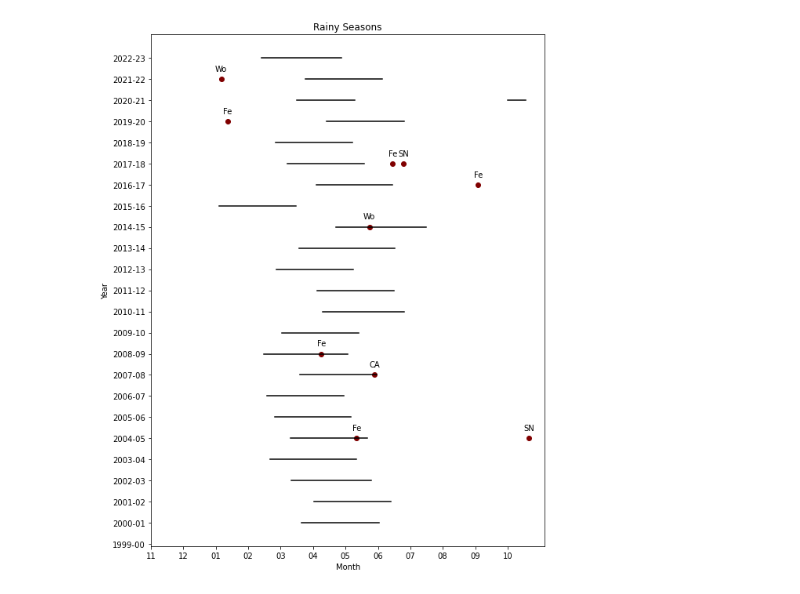
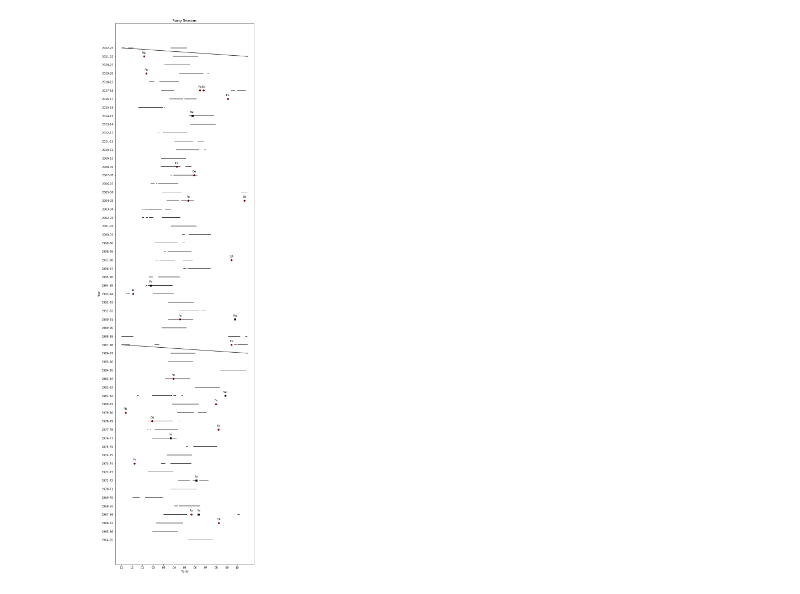
Before and after one commit to jonathan-quartin/um_volcano_project, a Jupyter notebook: freqs.ipynb, the cells around one changed output. Saved outputs shown, nothing was run; the diff lists cells and outputs as text; code cells hidden in the pictures.

```diff
--- a/freqs.ipynb
+++ b/freqs.ipynb
@@ -13,0 +58,5 @@ climate_bellavista = pd.read_csv("climate_bellavista.csv")
+# %%
+elnino = oni[oni['ANOM'] >= 0.5] # Can change the cutoff value here
+
+# Gives a fraction of the time that El Nino is occuring.
+print(len(elnino[elnino['YR'] >= 1965]) / len(oni[oni['YR'] >= 1965]))
@@ -13,0 +65,12 @@ climate_bellavista = pd.read_csv("climate_bellavista.csv")
+# %%
+# Determines the eruption dates that occur within El Nino.
+
+#elnino_dates = [('1951-05-01', '1952-03-01'), ('1953-01-01', '1954-03-01'), ('1957-03-01', '1958-09-01'), ('1958-10-01', '1959-05-01'), ('1963-05-01', '1964-04-01'), ('1965-05-01', '1966-06-01'), ('1968-06-01', '1970-03-01'), ('1972-04-01', '1973-05-01'), ('1976-08-01', '1977-04-01'), ('1977-08-01', '1978-03-01'), ('1979-10-01', '1980-03-01'), ('1982-04-01', '1983-08-01'), ('1986-08-01', '1988-04-01'), ('1991-05-01', '1992-08-01'), ('1993-02-01', '1993-08-01'), ('1994-08-01', '1995-05-01'), ('1997-04-01', '1998-06-01'), ('2002-05-01', '2003-04-01'), ('2004-07-01', '2005-02-01'), ('2006-08-01', '2007-03-01'), ('2009-07-01', '2010-05-01'), ('2014-10-01', '2016-06-01'), ('2018-09-01', '2019-07-01'), ('2019-10-01', '2020-03-01'), ('2023-05-01', '2023-10-01')]
+eruption_dates = np.array(eruptions['Start'])
+elnino_eruptions = []
+for i in eruption_dates:
+    for j in elnino.iterrows():
+        if i >= j[1]['Start'] and i <= j[1]['End']:
+            elnino_eruptions.append(i)
+            break
+print(elnino_eruptions)
@@ -91,50 +222,63 @@ def accuracies(rolling_numbers, percents):
 
 # # plt.show()
 # %%
-# Generates the rainy season plot
-volcanos = {'Fernandina': 'Fe', 'Azul, Cerro': 'CA', 'Negra, Sierra': 'SN', 'Wolf': 'Wo'}
-
-rolling_galapagos = average_galapagos.copy()
+# Generates the rainy season plot, including black squares for El Nino eruptions
+# volcanos = {'Fournaise, Piton de la': 'PF'}
+volcanos = {'Fernandina': 'Fe', 'Azul, Cerro': 'CA', 'Negra, Sierra': 'SN', 'Wolf': 'Wo', 'Marchena': 'Ma', 'Alcedo': 'Al'}
+erupt_dates = eruptions['Start'][eruptions['Start'] >= '1965']
+rolling_rain = average_ayora.copy()
 rain_start = '11-01'
 rain_end = '10-31'
-rolling_galapagos['roll90'] = average_galapagos.Precipitation.rolling(90).mean()
-rolling_galapagos = rolling_galapagos.dropna()
+rolling_rain['roll90'] = average_ayora.precipitation.rolling(90).mean()
+rolling_rain = rolling_rain.dropna()
 
-plt.figure(figsize=(9,12))
+plt.figure(figsize=(9,36))
 
-erupt_dates = eruptions['Start'][eruptions['Start'] >= '2004-11-01']
 decimal_erupts = np.array(erupt_dates.apply(date_to_decimal_year))
 x = [((i + (2/12)) % 1) for i in decimal_erupts]
 y = [(i + (2/12)) // 1 for i in decimal_erupts]
-labels = list(eruptions['Volcano'][eruptions['Start'] >= '2004-11-01'])
+labels = list(eruptions['Volcano'][eruptions['Start'] >= '1965'])
 plt.scatter(x, y, color='maroon')
 for i in range(len(x)):
     plt.annotate(volcanos[labels[i]], (x[i], y[i]), textcoords="offset points", xytext=(0,10), ha='center')
 
+decimal_nino = np.array([date_to_decimal_year(i) for i in elnino_eruptions])
+x_nino = [((i + (2/12)) % 1) for i in decimal_nino]
+y_nino = [(i + (2/12)) // 1 for i in decimal_nino]
+plt.scatter(x_nino, y_nino, color='black', marker= 's')
 
-for k in range(24):
-        year = 2000 + k
-        yearly_rain = rolling_galapagos[(rolling_galapagos['Date'] >= str(year) + '-' + rain_start) & (rolling_galapagos['Date'] <= str(year + 1) + '-' + rain_end)].sort_values(by=['roll90'])
-        rainy_season = yearly_rain[-73:-1].sort_values(by=['Date'])
-        if k == 20:
-                x = np.array((rainy_season['Date'][rainy_season['Date'] < '2021-10-01'].apply(date_to_decimal_year) + (2/12)) % 1)
-                y = np.array((rainy_season['Date'][rainy_season['Date'] < '2021-10-01'].apply(date_to_decimal_year) + (2/12)) // 1)
-                plt.plot(x, y, color='black')
+all_rain = []
+for k in range(59):
+        year = 1964 + k
+        yearly_rain = rolling_rain[(rolling_rain['observation_date'] >= str(year) + '-' + rain_start) & (rolling_rain['observation_date'] <= str(year + 1) + '-' + rain_end)].sort_values(by=['roll90'])
+        rainy_season = yearly_rain[-73:].sort_values(by=['observation_date'])
+        all_rain += list(rainy_season['observation_date'])
+        rainy_array = np.array(rainy_season['observation_date'].apply(date_to_decimal_year))
+        x = []
+        y = []
+        for i in range(len(rainy_array)):
+                year = (rainy_array[i] + 2/12) // 1
+                month_day = (rainy_array[i] + 2/12) % 1
+                if len(x) == 0:
+                       x.append(month_day)
+                       y.append(year)
+                elif rainy_array[i] - rainy_array[i-1] <= .01:
+                       if i == len(rainy_array) - 1:
+                                plt.plot(x, y, color='black')
+                       else:
+                                x.append(month_day)
+                                y.append(year)
+                else:
+                       plt.plot(x, y, color='black')
+                       x = [month_day]
+                       y = [year]
 
-                x = np.array((rainy_season['Date'][rainy_season['Date'] > '2021-10-01'].apply(date_to_decimal_year) + (2/12)) % 1)
-                y = np.array((rainy_season['Date'][rainy_season['Date'] > '2021-10-01'].apply(date_to_decimal_year) + (2/12)) // 1)
-                plt.plot(x, y, color='black')
-
-        else:
-                x = np.array((rainy_season['Date'].apply(date_to_decimal_year) + (2/12)) % 1)
-                y = np.array((rainy_season['Date'].apply(date_to_decimal_year) + (2/12)) // 1)
-                plt.plot(x, y, color='black')
-
-plt.yticks([2000+k for k in range(24)], [str(1999+k) + '-' + str(2000+k)[2:4] for k in range(24)])
+plt.yticks([1965+k for k in range(59)], [str(1964+k) + '-' + str(1965+k)[2:4] for k in range(59)])
 plt.xticks([(1/12)*k for k in range(12)], ['11', '12', '01', '02', '03', '04', '05', '06', '07', '08', '09', '10'])
 plt.xlabel("Month")
 plt.ylabel("Year")
 plt.title('Rainy Seasons')
+plt.savefig("my_plot.jpg")
 plt.show()
 # %% [output]
-[figure, old version]
+[figure, new version]
```
Also changed, not shown: parts of 19 cells of this notebook, 22 other files.
